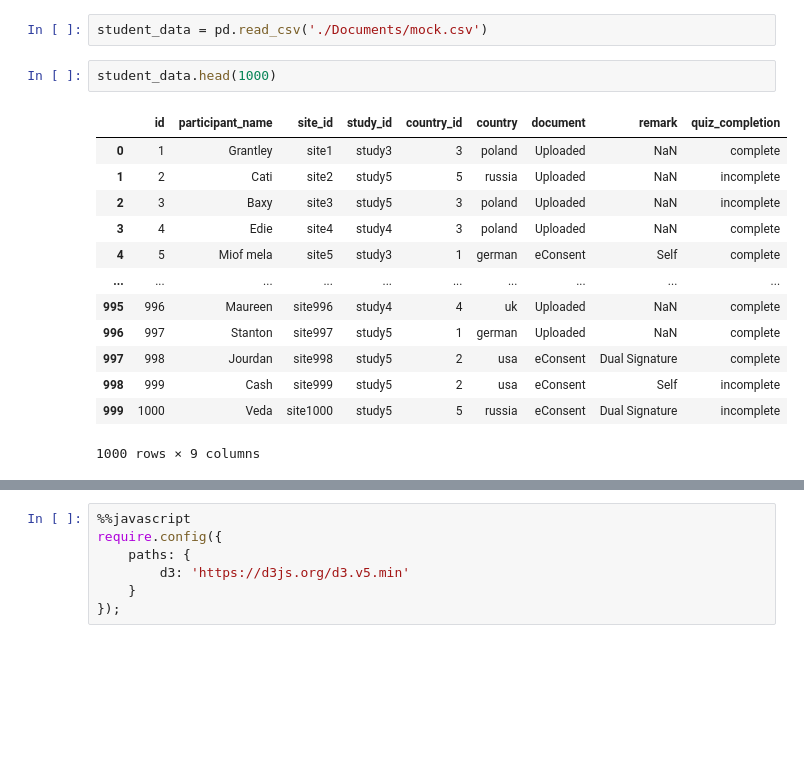
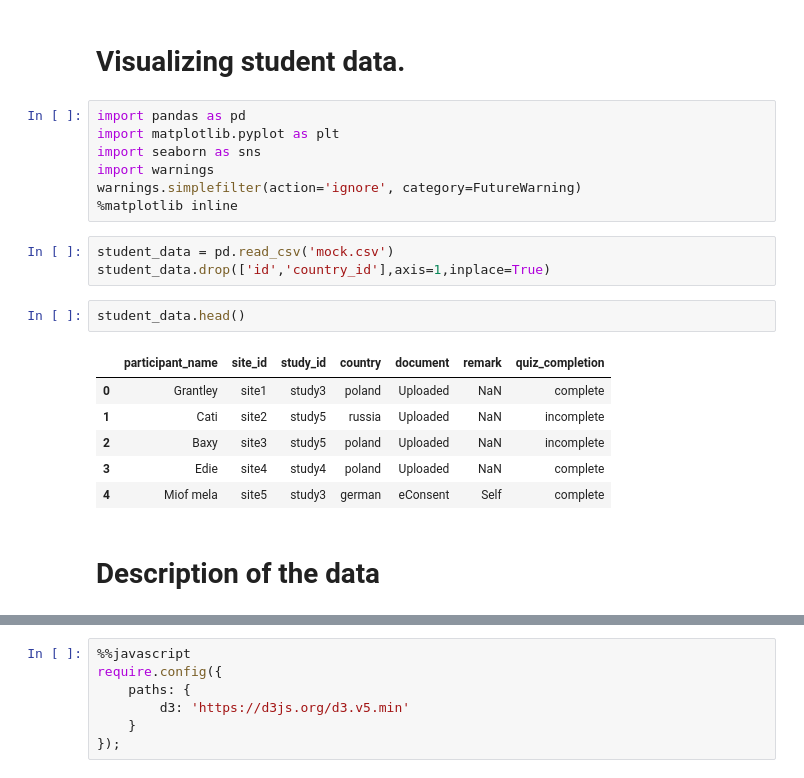
Before and after one commit to dianawland/visualisasi, a Jupyter notebook: visualisasi_1/Visualisasi_1.ipynb, the cells around one changed output, grey strips where cells are left out. Saved outputs shown, nothing was run; the diff lists cells and outputs as text; blank space fills up the shorter version.

```diff
--- a/visualisasi_1/Visualisasi_1.ipynb
+++ b/visualisasi_1/Visualisasi_1.ipynb
@@ -16,18 +1,23 @@ Visualisasi Data
+# %% [markdown]
+# Visualizing student data.
+# %%
+import pandas as pd
+import matplotlib.pyplot as plt
+import seaborn as sns
+import warnings
+warnings.simplefilter(action='ignore', category=FutureWarning)
+%matplotlib inline
 # %%
-student_data = pd.read_csv('./Documents/mock.csv')
+student_data = pd.read_csv('mock.csv')
+student_data.drop(['id','country_id'],axis=1,inplace=True)
 # %%
-student_data.head(1000)
+student_data.head()
 # %% [output]
-|  | id | participant_name | site_id | study_id | country_id | country | document | remark | quiz_completion |
-| 0 | 1 | Grantley | site1 | study3 | 3 | poland | Uploaded | NaN | complete |
-| 1 | 2 | Cati | site2 | study5 | 5 | russia | Uploaded | NaN | incomplete |
-| 2 | 3 | Baxy | site3 | study5 | 3 | poland | Uploaded | NaN | incomplete |
-| 3 | 4 | Edie | site4 | study4 | 3 | poland | Uploaded | NaN | complete |
-| 4 | 5 | Miof mela | site5 | study3 | 1 | german | eConsent | Self | complete |
-| ... | ... | ... | ... | ... | ... | ... | ... | ... | ... |
-| 995 | 996 | Maureen | site996 | study4 | 4 | uk | Uploaded | NaN | complete |
-| 996 | 997 | Stanton | site997 | study5 | 1 | german | Uploaded | NaN | complete |
-| 997 | 998 | Jourdan | site998 | study5 | 2 | usa | eConsent | Dual Signature | complete |
-| 998 | 999 | Cash | site999 | study5 | 2 | usa | eConsent | Self | incomplete |
-| 999 | 1000 | Veda | site1000 | study5 | 5 | russia | eConsent | Dual Signature | incomplete |
+|  | participant_name | site_id | study_id | country | document | remark | quiz_completion |
+| 0 | Grantley | site1 | study3 | poland | Uploaded | NaN | complete |
+| 1 | Cati | site2 | study5 | russia | Uploaded | NaN | incomplete |
+| 2 | Baxy | site3 | study5 | poland | Uploaded | NaN | incomplete |
+| 3 | Edie | site4 | study4 | poland | Uploaded | NaN | complete |
+| 4 | Miof mela | site5 | study3 | german | eConsent | Self | complete |
-1000 rows × 9 columns
+# %% [markdown]
+# Description of the data
```
Also changed, not shown: parts of 29 cells of this notebook.
